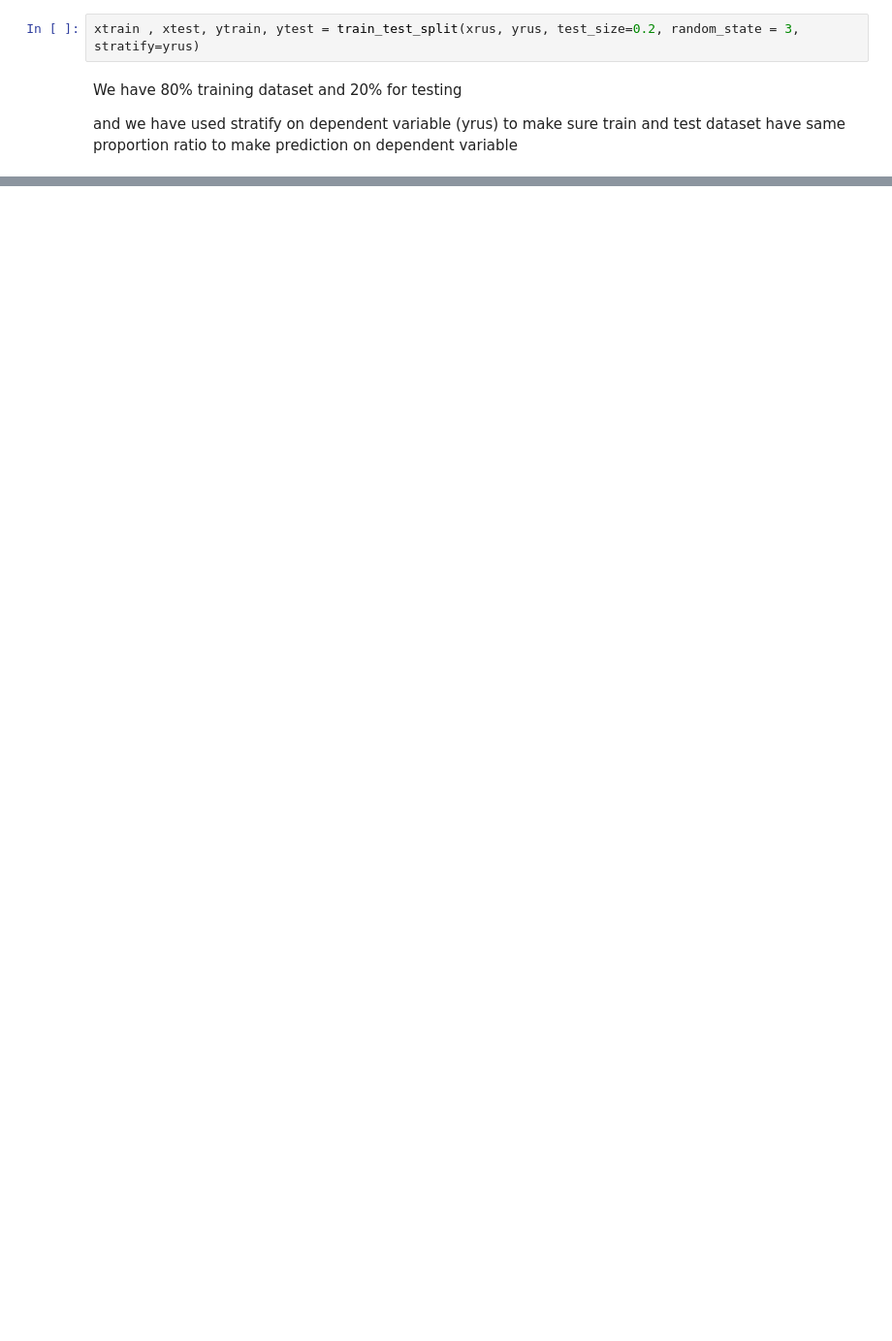
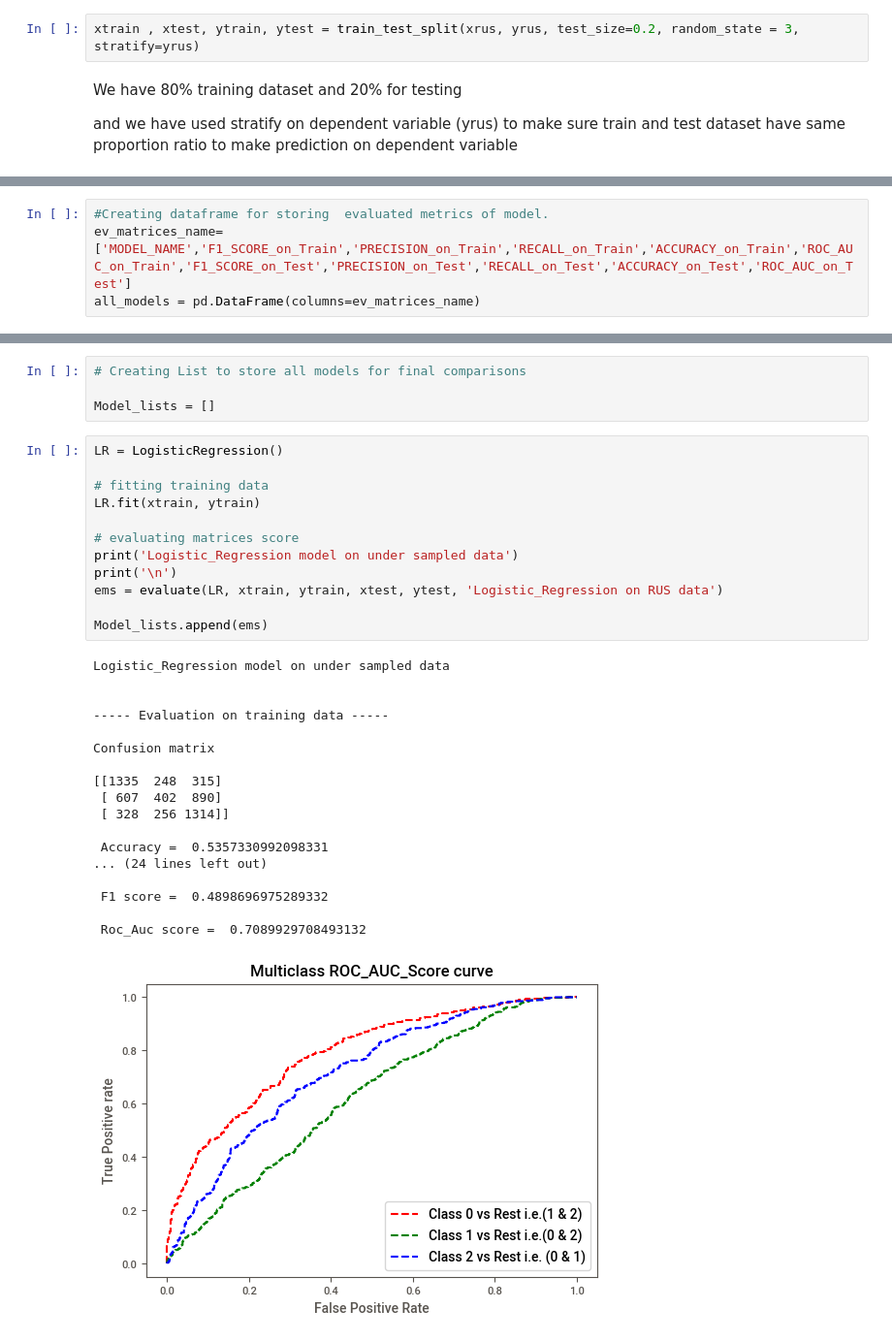
Before and after one commit to Suraj-7077/Supervised-ML-Classification-Email-campaign-prediction, a Jupyter notebook: Supervised_ML_Classification_Capstone_project_III_.ipynb, the cells around one changed output, grey strips where cells are left out. Shown at 97% size. Cells and saved outputs as stored; diff of their text form; blank space fills up the shorter version.

```diff
--- a/Supervised_ML_Classification_Capstone_project_III_.ipynb
+++ b/Supervised_ML_Classification_Capstone_project_III_.ipynb
@@ -1440,0 +1445,4 @@ Creating a common function to all model which we want to build.
+# %%
+#Creating dataframe for storing  evaluated metrics of model.
+ev_matrices_name=['MODEL_NAME','F1_SCORE_on_Train','PRECISION_on_Train','RECALL_on_Train','ACCURACY_on_Train','ROC_AUC_on_Train','F1_SCORE_on_Test','PRECISION_on_Test','RECALL_on_Test','ACCURACY_on_Test','ROC_AUC_on_Test']
+all_models = pd.DataFrame(columns=ev_matrices_name)
@@ -1440,0 +1532,35 @@ Creating a common function to all model which we want to build.
+# %%
+# Creating List to store all models for final comparisons
+
+Model_lists = []
+# %%
+LR = LogisticRegression()
+
+# fitting training data
+LR.fit(xtrain, ytrain)
+
+# evaluating matrices score
+print('Logistic_Regression model on under sampled data')
+print('\n')
+ems = evaluate(LR, xtrain, ytrain, xtest, ytest, 'Logistic_Regression on RUS data')
+
+Model_lists.append(ems)
+# %% [output]
+Logistic_Regression model on under sampled data
+
+
+----- Evaluation on training data -----
+
+Confusion matrix
+
+[[1335  248  315]
+ [ 607  402  890]
+ [ 328  256 1314]]
+
+ Accuracy =  0.5357330992098331
+... (24 lines left out)
+
+ F1 score =  0.4898696975289332
+
+ Roc_Auc score =  0.7089929708493132
+[figure, added]
```
Also changed, not shown: parts of 139 cells of this notebook.
